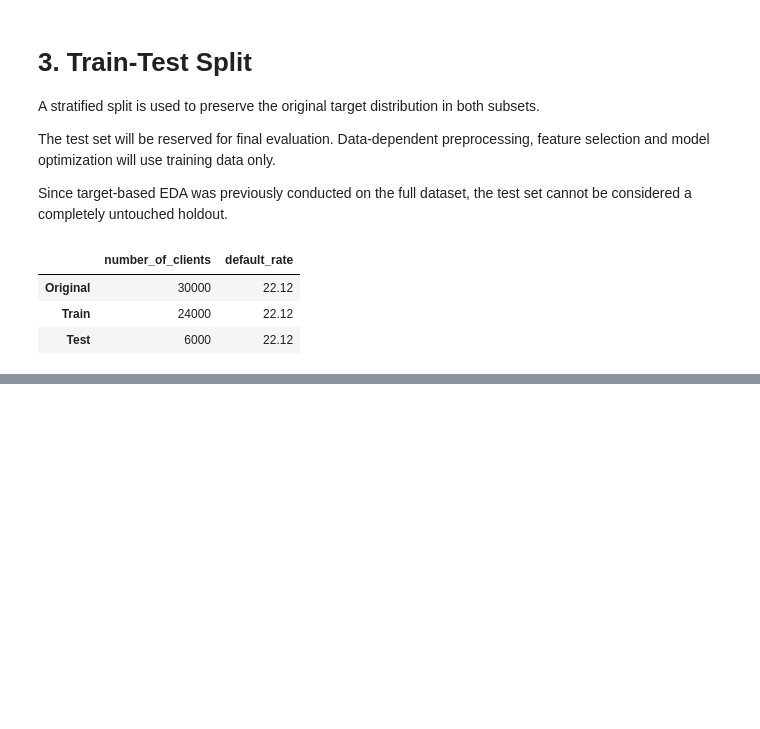
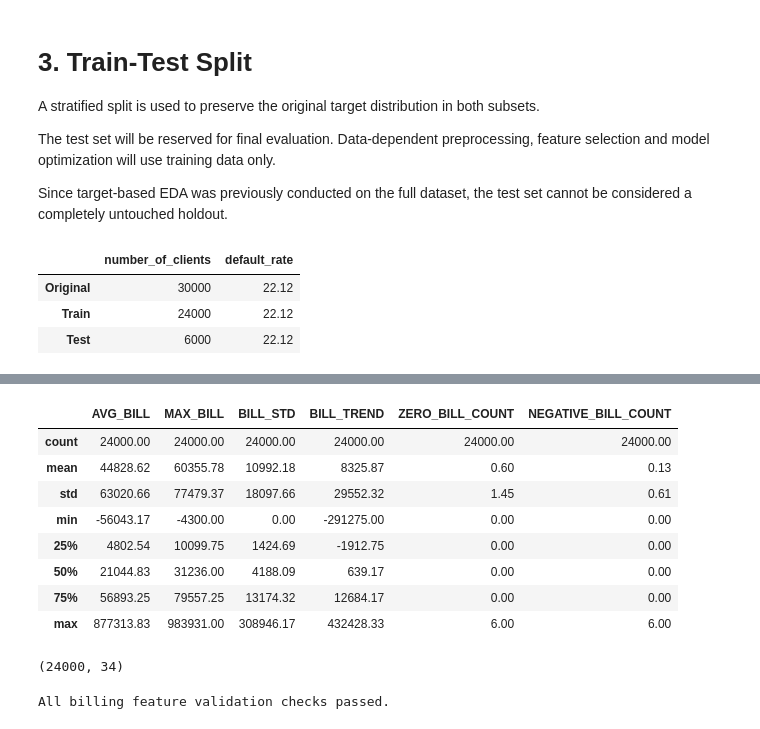
Before and after one commit to rafaelpd887/credit-pd, a Jupyter notebook: notebooks/03_feature_engineering.ipynb, the cells around one changed output, grey strips where cells are left out. Cells and saved outputs as stored; diff of their text form; code cells hidden in the pictures; blank space fills up the shorter version.

```diff
--- a/notebooks/03_feature_engineering.ipynb
+++ b/notebooks/03_feature_engineering.ipynb
@@ -103,0 +770,50 @@ display(split_summary.round(2))
+# %%
+X_train_fe = add_billing_features(X_train_fe)
+
+billing_features = [
+    "AVG_BILL",
+    "MAX_BILL",
+    "BILL_STD",
+    "BILL_TREND",
+    "ZERO_BILL_COUNT",
+    "NEGATIVE_BILL_COUNT"
+]
+
+display(X_train_fe[billing_features].describe().round(2))
+
+print(X_train_fe.shape)
+# %% [output]
+|  | AVG_BILL | MAX_BILL | BILL_STD | BILL_TREND | ZERO_BILL_COUNT | NEGATIVE_BILL_COUNT |
+| count | 24000.00 | 24000.00 | 24000.00 | 24000.00 | 24000.00 | 24000.00 |
+| mean | 44828.62 | 60355.78 | 10992.18 | 8325.87 | 0.60 | 0.13 |
+| std | 63020.66 | 77479.37 | 18097.66 | 29552.32 | 1.45 | 0.61 |
+| min | -56043.17 | -4300.00 | 0.00 | -291275.00 | 0.00 | 0.00 |
+| 25% | 4802.54 | 10099.75 | 1424.69 | -1912.75 | 0.00 | 0.00 |
+| 50% | 21044.83 | 31236.00 | 4188.09 | 639.17 | 0.00 | 0.00 |
+| 75% | 56893.25 | 79557.25 | 13174.32 | 12684.17 | 0.00 | 0.00 |
+| max | 877313.83 | 983931.00 | 308946.17 | 432428.33 | 6.00 | 6.00 |
+(24000, 34)
+# %%
+# Validate engineered billing features
+assert np.isfinite(X_train_fe[billing_features]).all().all()
+
+assert (X_train_fe["BILL_STD"] >= 0).all()
+
+assert (
+    X_train_fe["AVG_BILL"]
+    <= X_train_fe["MAX_BILL"]
+).all()
+
+assert X_train_fe["ZERO_BILL_COUNT"].between(0, 6).all()
+
+assert X_train_fe["NEGATIVE_BILL_COUNT"].between(0, 6).all()
+
+assert (
+    X_train_fe["ZERO_BILL_COUNT"]
+    + X_train_fe["NEGATIVE_BILL_COUNT"]
+    <= 6
+).all()
+
+print("All billing feature validation checks passed.")
+# %% [output]
+All billing feature validation checks passed.
```
Also changed, not shown: parts of 37 cells of this notebook, 3 other files.
